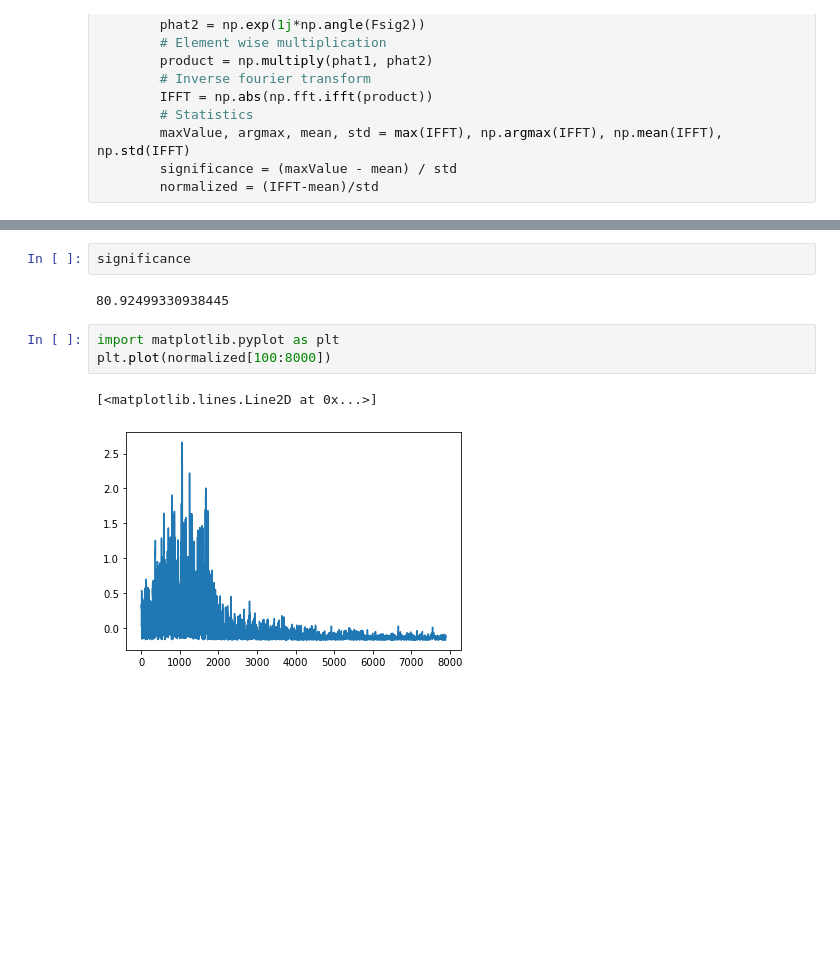
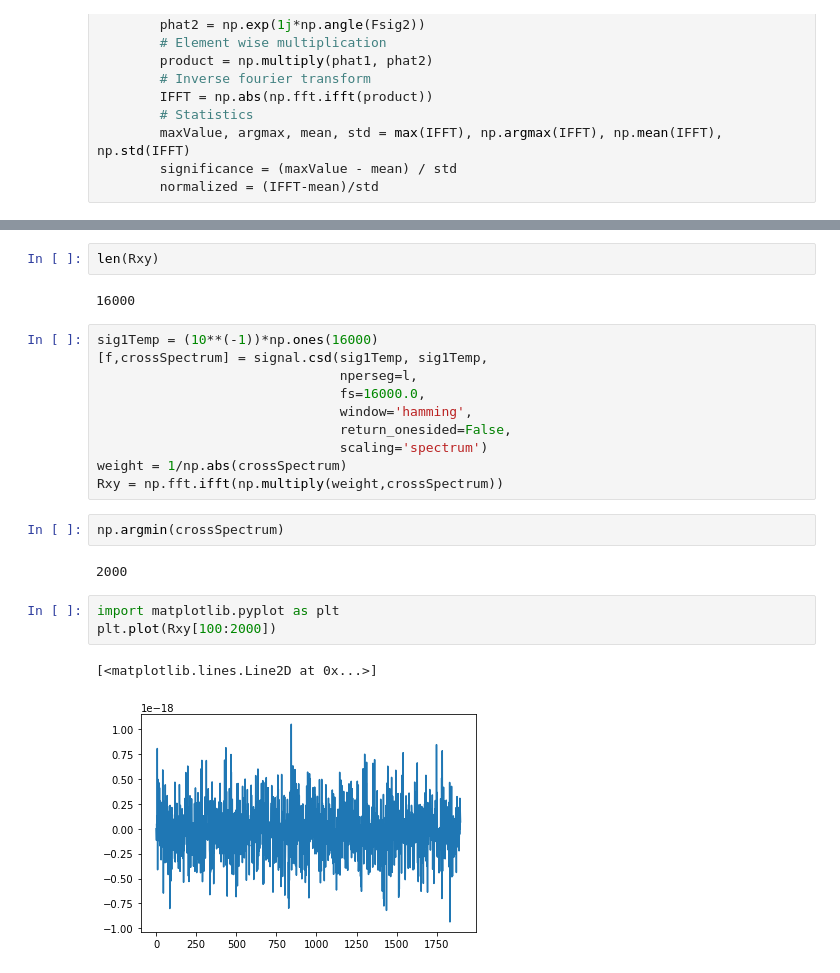
Before and after one commit to yihanhu97/SoundMapping-ODAS, a Jupyter notebook: postprocessing/crossCorrelation.ipynb, the cells around one changed output, grey strips where cells are left out. Cells and saved outputs as stored; diff of their text form; blank space fills up the shorter version.

```diff
--- a/postprocessing/crossCorrelation.ipynb
+++ b/postprocessing/crossCorrelation.ipynb
@@ -100,10 +111,24 @@ normalized = (IFFT-mean)/std
-# %%
-significance
-# %% [output]
-80.92499330938445
+# %%
+len(Rxy)
+# %% [output]
+16000
+# %%
+sig1Temp = (10**(-1))*np.ones(16000)
+[f,crossSpectrum] = signal.csd(sig1Temp, sig1Temp,
+                               nperseg=l,
+                               fs=16000.0,
+                               window='hamming',
+                               return_onesided=False,
+                               scaling='spectrum')
+weight = 1/np.abs(crossSpectrum)
+Rxy = np.fft.ifft(np.multiply(weight,crossSpectrum))
+# %%
+np.argmin(crossSpectrum)
+# %% [output]
+2000
 # %%
 import matplotlib.pyplot as plt
-plt.plot(normalized[100:8000])
+plt.plot(Rxy[100:2000])
 # %% [output]
 [<matplotlib.lines.Line2D at 0x...>]
-[figure, old version]
+[figure, new version]
```
Also changed, not shown: parts of 4 cells of this notebook.
